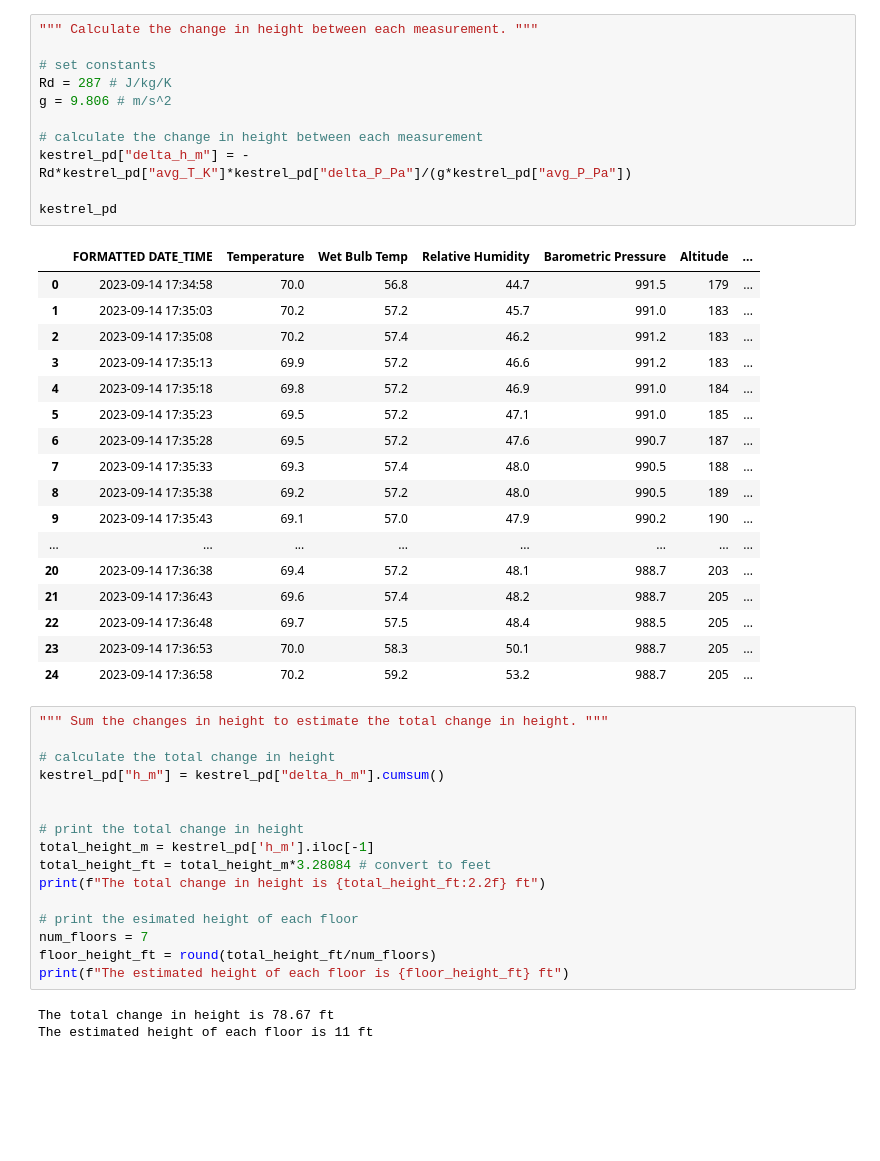
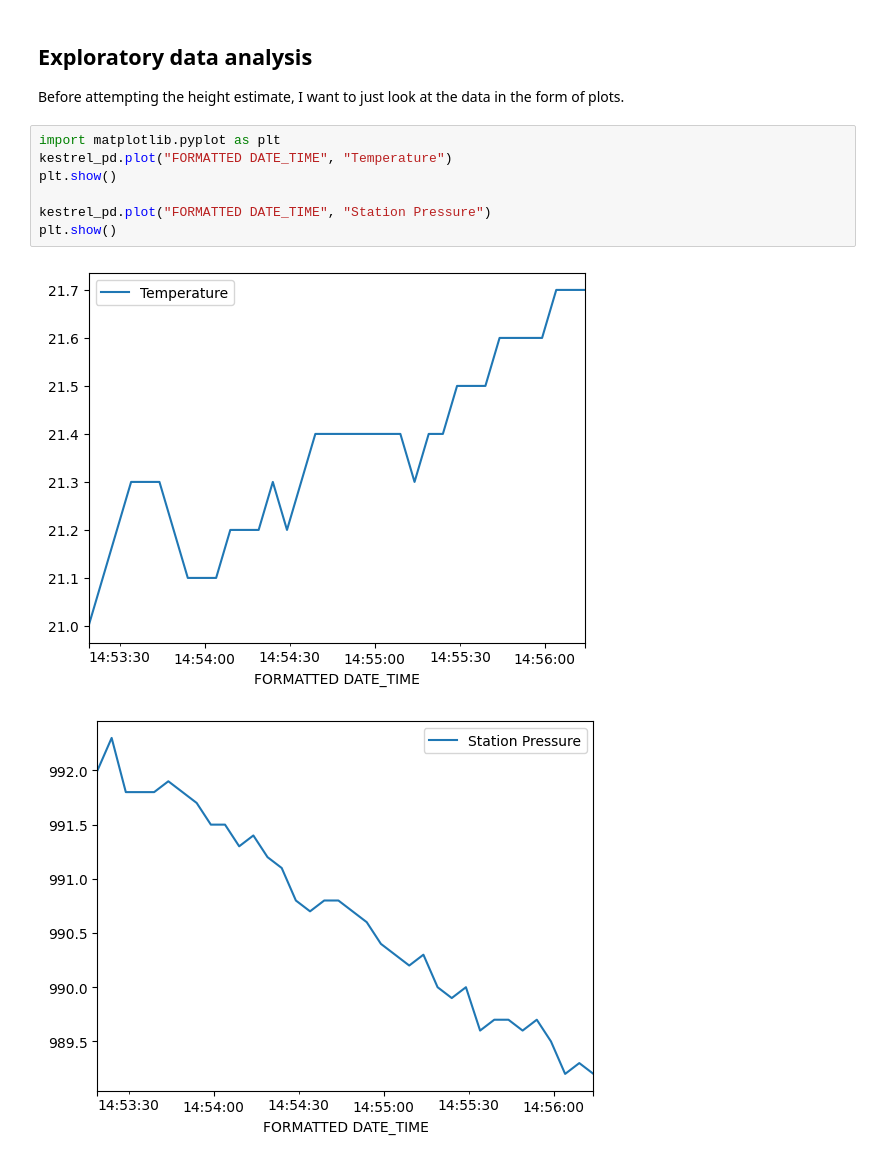
Before and after one commit to taobrienlbl/advanced_earth_science_data_analysis, a Jupyter notebook: content/lessons/04_digging_further_into_data_wrangling/04_estimating_building_height_SOLUTION.ipynb, the cells around one changed output. Drawn from its saved outputs; the diff is of its cells as text; blank space fills up the shorter version.

```diff
--- a/content/lessons/04_digging_further_into_data_wrangling/04_estimating_building_height_SOLUTION.ipynb
+++ b/content/lessons/04_digging_further_into_data_wrangling/04_estimating_building_height_SOLUTION.ipynb
@@ -128,48 +94,14 @@ kestrel_pd
-# %%
-""" Calculate the change in height between each measurement. """
-
-# set constants
-Rd = 287 # J/kg/K
-g = 9.806 # m/s^2
-
-# calculate the change in height between each measurement
-kestrel_pd["delta_h_m"] = - Rd*kestrel_pd["avg_T_K"]*kestrel_pd["delta_P_Pa"]/(g*kestrel_pd["avg_P_Pa"])
-
-kestrel_pd
-# %% [output]
-|  | FORMATTED DATE_TIME | Temperature | Wet Bulb Temp | Relative Humidity | Barometric Pressure | Altitude | ... |
-| 0 | 2023-09-14 17:34:58 | 70.0 | 56.8 | 44.7 | 991.5 | 179 | ... |
-| 1 | 2023-09-14 17:35:03 | 70.2 | 57.2 | 45.7 | 991.0 | 183 | ... |
-| 2 | 2023-09-14 17:35:08 | 70.2 | 57.4 | 46.2 | 991.2 | 183 | ... |
-| 3 | 2023-09-14 17:35:13 | 69.9 | 57.2 | 46.6 | 991.2 | 183 | ... |
-| 4 | 2023-09-14 17:35:18 | 69.8 | 57.2 | 46.9 | 991.0 | 184 | ... |
-| 5 | 2023-09-14 17:35:23 | 69.5 | 57.2 | 47.1 | 991.0 | 185 | ... |
-| 6 | 2023-09-14 17:35:28 | 69.5 | 57.2 | 47.6 | 990.7 | 187 | ... |
-| 7 | 2023-09-14 17:35:33 | 69.3 | 57.4 | 48.0 | 990.5 | 188 | ... |
-| 8 | 2023-09-14 17:35:38 | 69.2 | 57.2 | 48.0 | 990.5 | 189 | ... |
-| 9 | 2023-09-14 17:35:43 | 69.1 | 57.0 | 47.9 | 990.2 | 190 | ... |
-| ... | ... | ... | ... | ... | ... | ... | ... |
-| 20 | 2023-09-14 17:36:38 | 69.4 | 57.2 | 48.1 | 988.7 | 203 | ... |
-| 21 | 2023-09-14 17:36:43 | 69.6 | 57.4 | 48.2 | 988.7 | 205 | ... |
-| 22 | 2023-09-14 17:36:48 | 69.7 | 57.5 | 48.4 | 988.5 | 205 | ... |
-| 23 | 2023-09-14 17:36:53 | 70.0 | 58.3 | 50.1 | 988.7 | 205 | ... |
-| 24 | 2023-09-14 17:36:58 | 70.2 | 59.2 | 53.2 | 988.7 | 205 | ... |
-# %%
-""" Sum the changes in height to estimate the total change in height. """
-
-# calculate the total change in height
-kestrel_pd["h_m"] = kestrel_pd["delta_h_m"].cumsum()
-
-
-# print the total change in height
-total_height_m = kestrel_pd['h_m'].iloc[-1]
-total_height_ft = total_height_m*3.28084 # convert to feet
-print(f"The total change in height is {total_height_ft:2.2f} ft")
-
-# print the esimated height of each floor
-num_floors = 7
-floor_height_ft = round(total_height_ft/num_floors)
-print(f"The estimated height of each floor is {floor_height_ft} ft")
-# %% [output]
-The total change in height is 78.67 ft
-The estimated height of each floor is 11 ft
+# %% [markdown]
+## Exploratory data analysis
+
+Before attempting the height estimate, I want to just look at the data in the form of plots.
+# %%
+import matplotlib.pyplot as plt
+kestrel_pd.plot("FORMATTED DATE_TIME", "Temperature")
+plt.show()
+
+kestrel_pd.plot("FORMATTED DATE_TIME", "Station Pressure")
+plt.show()
+# %% [output]
+[figure, added]
+[figure, added]
```
Also changed, not shown: parts of 19 cells of this notebook, 6 other files.
